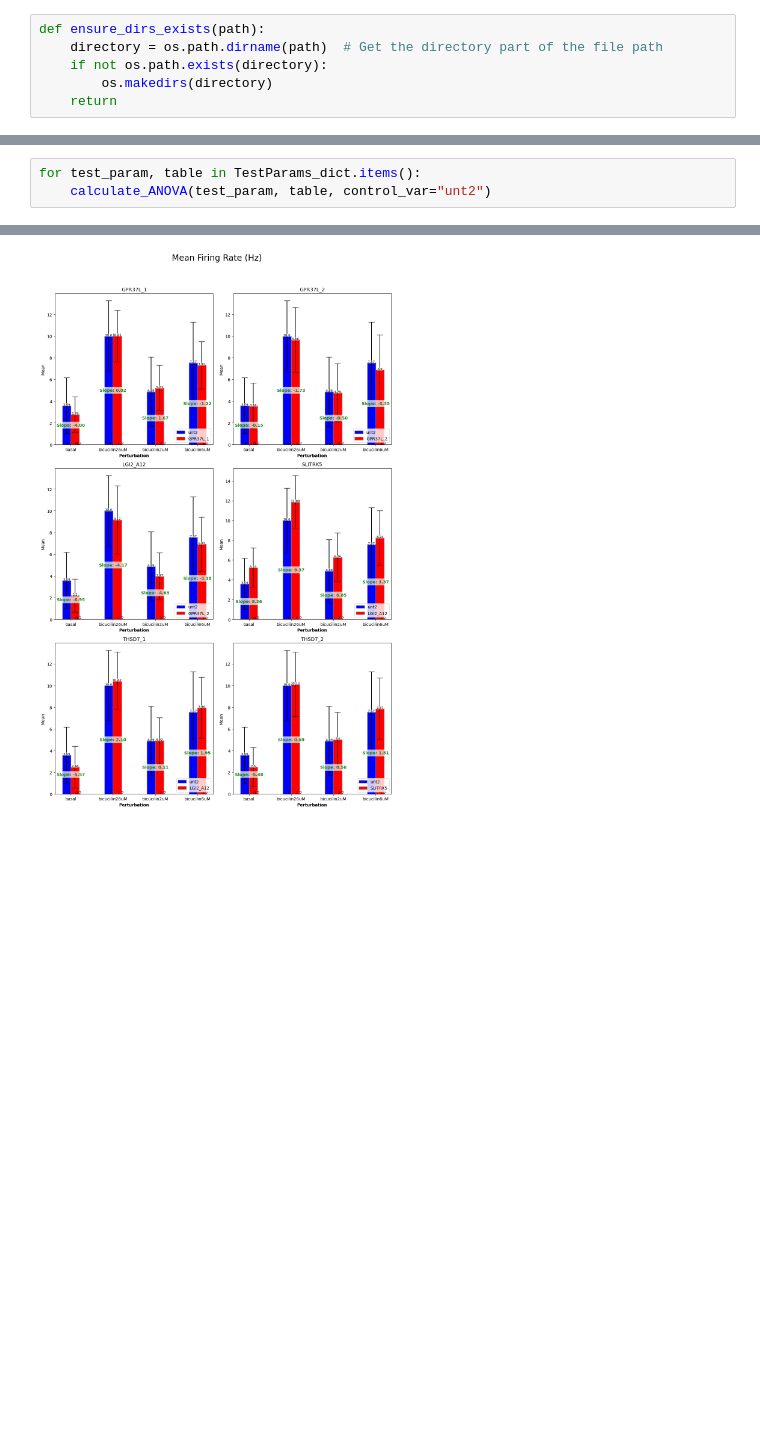
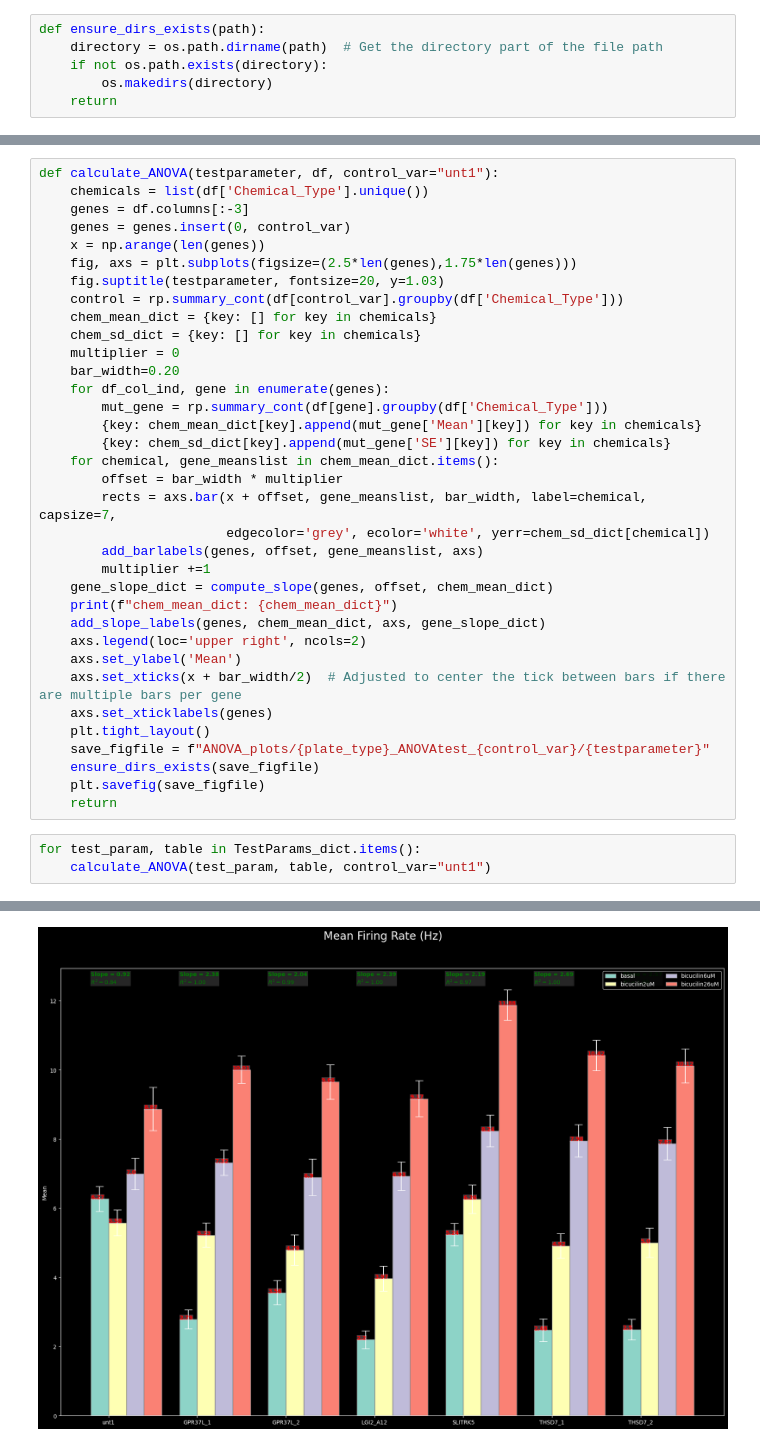
Before and after one commit to poojaparameswaran99/MEA_analysis, a Jupyter notebook: two_way_ANOVA_test.ipynb, the cells around one changed output, grey strips where cells are left out. Drawn from its saved outputs; the diff is of its cells as text; blank space fills up the shorter version.

Commit message:
pushing genes on x, chemicals on legend

```diff
--- a/two_way_ANOVA_test.ipynb
+++ b/two_way_ANOVA_test.ipynb
@@ -291,4 +285,39 @@ def calculate_ANOVA(testparameter, df, control_var="unt1"):
+# %%
+def calculate_ANOVA(testparameter, df, control_var="unt1"):
+    chemicals = list(df['Chemical_Type'].unique())
+    genes = df.columns[:-3]
+    genes = genes.insert(0, control_var)
+    x = np.arange(len(genes))
+    fig, axs = plt.subplots(figsize=(2.5*len(genes),1.75*len(genes)))
+    fig.suptitle(testparameter, fontsize=20, y=1.03)
+    control = rp.summary_cont(df[control_var].groupby(df['Chemical_Type']))
+    chem_mean_dict = {key: [] for key in chemicals}
+    chem_sd_dict = {key: [] for key in chemicals}
+    multiplier = 0
+    bar_width=0.20
+    for df_col_ind, gene in enumerate(genes):
+        mut_gene = rp.summary_cont(df[gene].groupby(df['Chemical_Type']))
+        {key: chem_mean_dict[key].append(mut_gene['Mean'][key]) for key in chemicals}
+        {key: chem_sd_dict[key].append(mut_gene['SE'][key]) for key in chemicals}
+    for chemical, gene_meanslist in chem_mean_dict.items():
+        offset = bar_width * multiplier
+        rects = axs.bar(x + offset, gene_meanslist, bar_width, label=chemical, capsize=7,
+                        edgecolor='grey', ecolor='white', yerr=chem_sd_dict[chemical])
+        add_barlabels(genes, offset, gene_meanslist, axs)
+        multiplier +=1
+    gene_slope_dict = compute_slope(genes, offset, chem_mean_dict)
+    print(f"chem_mean_dict: {chem_mean_dict}")
+    add_slope_labels(genes, chem_mean_dict, axs, gene_slope_dict)
+    axs.legend(loc='upper right', ncols=2)
+    axs.set_ylabel('Mean')
+    axs.set_xticks(x + bar_width/2)  # Adjusted to center the tick between bars if there are multiple bars per gene
+    axs.set_xticklabels(genes)
+    plt.tight_layout()
+    save_figfile = f"ANOVA_plots/{plate_type}_ANOVAtest_{control_var}/{testparameter}"
+    ensure_dirs_exists(save_figfile)
+    plt.savefig(save_figfile)
+    return
 # %%
 for test_param, table in TestParams_dict.items():
-    calculate_ANOVA(test_param, table, control_var="unt2")
+    calculate_ANOVA(test_param, table, control_var="unt1")
 # %% [output]
@@ -312 +469 @@ for test_param, table in TestParams_dict.items():
-[figure, old version]
+[figure, new version]
```
Also changed, not shown: parts of 13 cells of this notebook, 34 other files.
